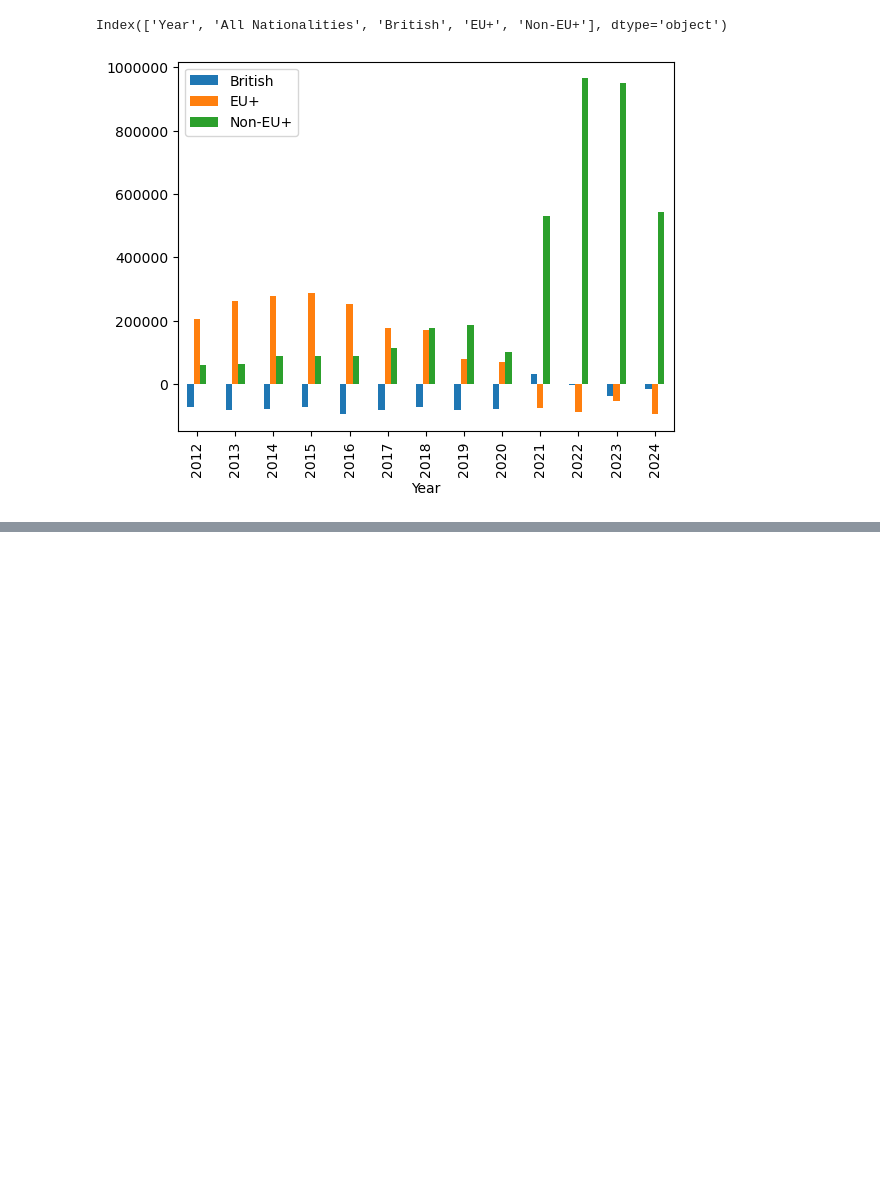
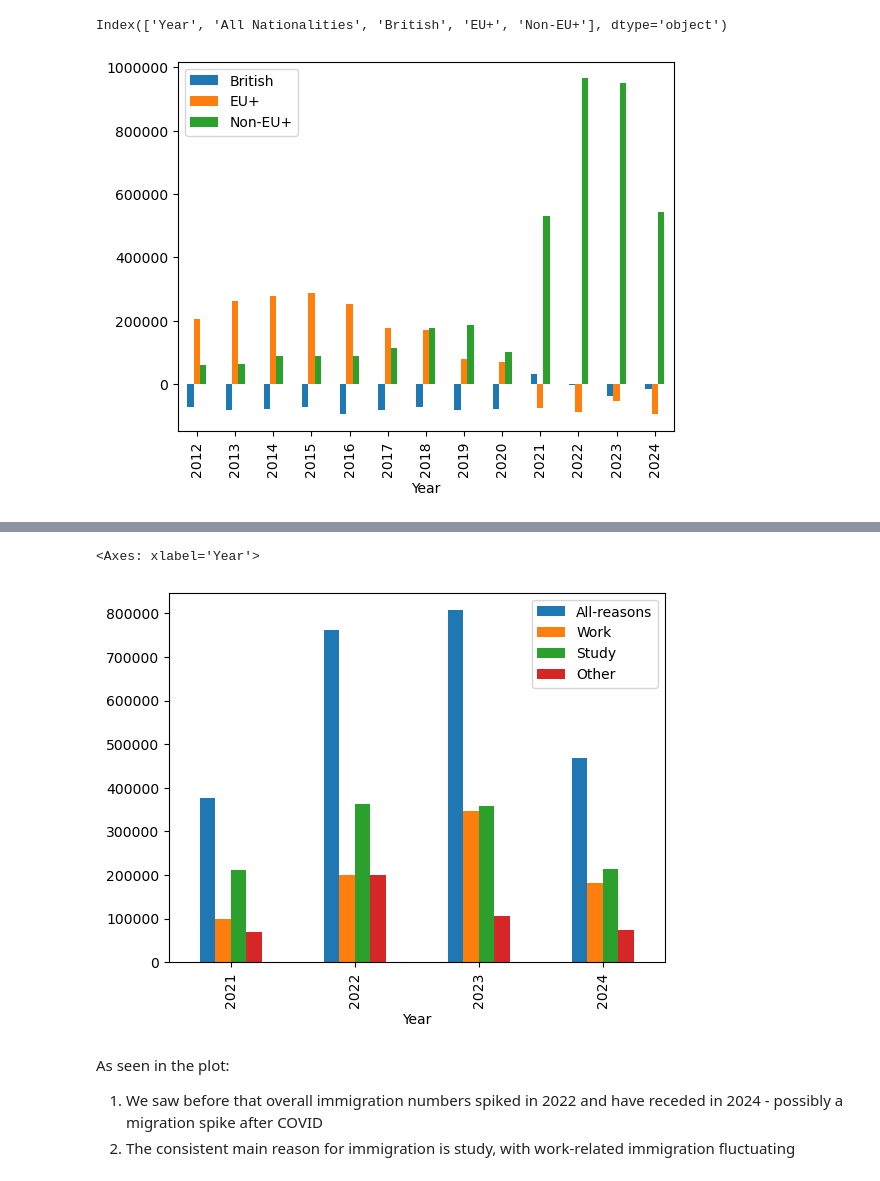
Before and after one commit to esencela/uk-immigration-data-analysis, a Jupyter notebook: notebooks/exploratory-data-analysis.ipynb, the cells around one changed output, grey strips where cells are left out. Drawn from its saved outputs; the diff is of its cells as text; code cells hidden in the pictures; blank space fills up the shorter version.

```diff
--- a/notebooks/exploratory-data-analysis.ipynb
+++ b/notebooks/exploratory-data-analysis.ipynb
@@ -26,0 +71,3 @@ df_country.head()
+# %%
+df_group = df_country.groupby('Year').sum().drop('Nationality', axis=1)
+df_group
@@ -26,0 +81,9 @@ df_country.head()
+# %%
+df_group.plot(kind='bar')
+# %% [output]
+<Axes: xlabel='Year'>
+[figure, added]
+# %% [markdown]
+As seen in the plot:
+1. We saw before that overall immigration numbers spiked in 2022 and have receded in 2024 - possibly a migration spike after COVID
+2. The consistent main reason for immigration is study, with work-related immigration fluctuating
```
Also changed, not shown: parts of 11 cells of this notebook.
